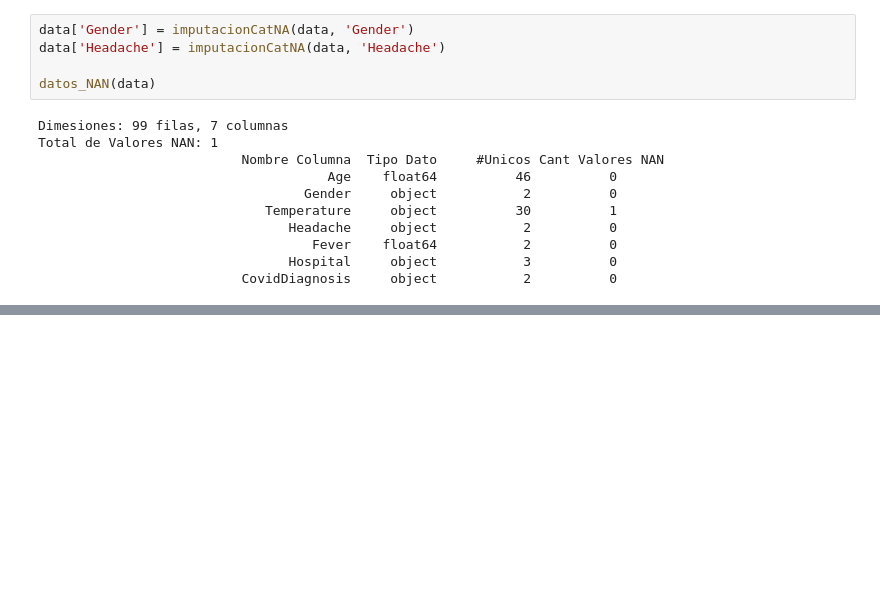
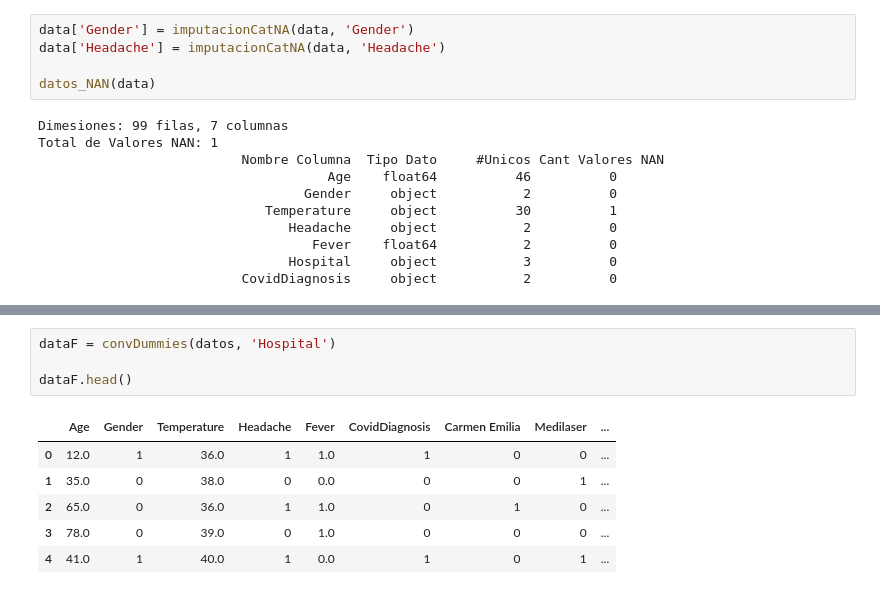
Before and after one commit to jaquimbayoc8/DiplomadoMLA2023, a Jupyter notebook: 2. AnalisisEDA/analisis.ipynb, the cells around one changed output, grey strips where cells are left out. Saved outputs shown, nothing was run; the diff lists cells and outputs as text; blank space fills up the shorter version.

```diff
--- a/2. AnalisisEDA/analisis.ipynb
+++ b/2. AnalisisEDA/analisis.ipynb
@@ -174,0 +293,11 @@ Total de Valores NAN: 1
+# %%
+dataF = convDummies(datos, 'Hospital')
+
+dataF.head()
+# %% [output]
+|  | Age | Gender | Temperature | Headache | Fever | CovidDiagnosis | Carmen Emilia | Medilaser | ... |
+| 0 | 12.0 | 1 | 36.0 | 1 | 1.0 | 1 | 0 | 0 | ... |
+| 1 | 35.0 | 0 | 38.0 | 0 | 0.0 | 0 | 0 | 1 | ... |
+| 2 | 65.0 | 0 | 36.0 | 1 | 1.0 | 0 | 1 | 0 | ... |
+| 3 | 78.0 | 0 | 39.0 | 0 | 1.0 | 0 | 0 | 0 | ... |
+| 4 | 41.0 | 1 | 40.0 | 1 | 0.0 | 1 | 0 | 1 | ... |
```
Also changed, not shown: parts of 10 cells of this notebook.
